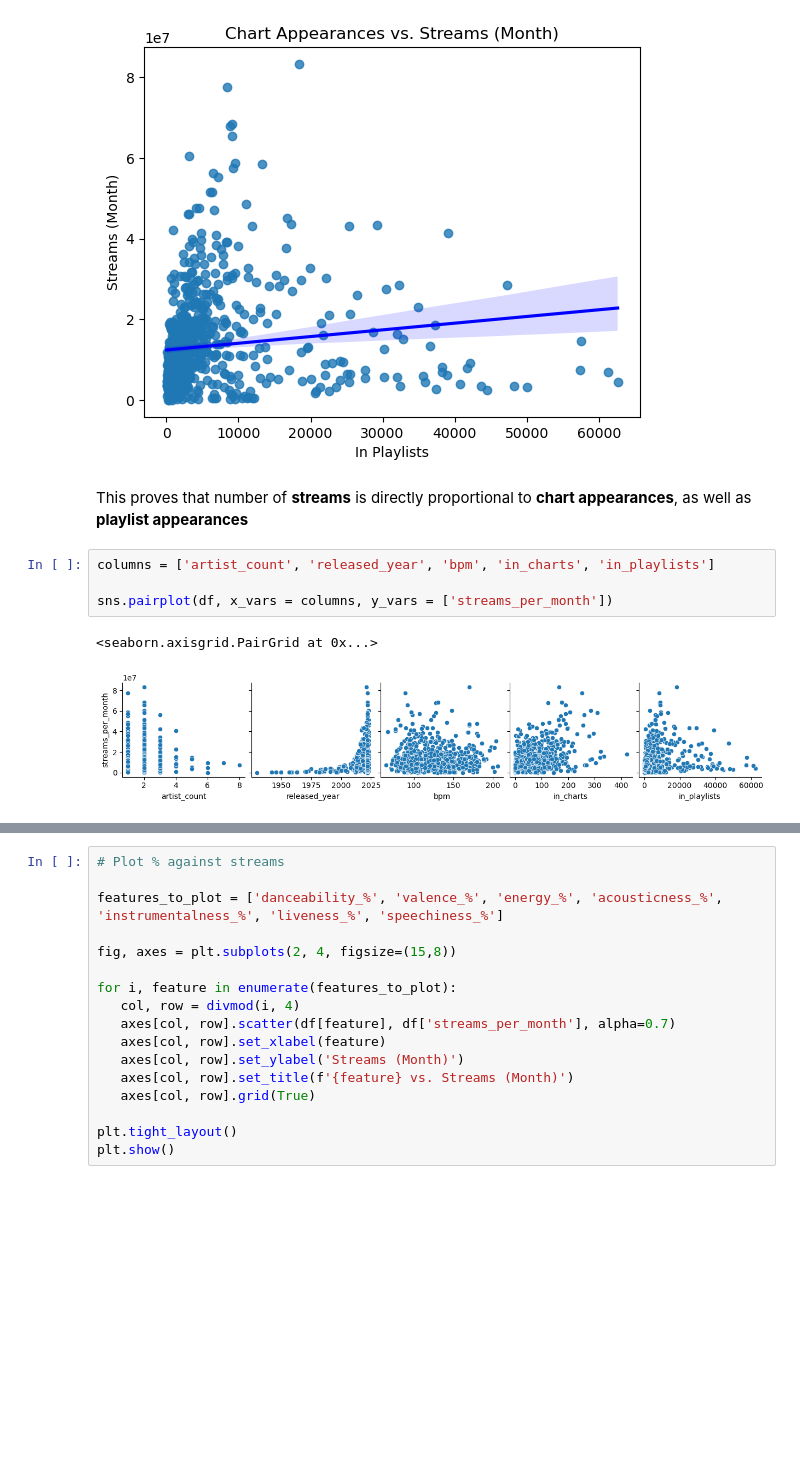
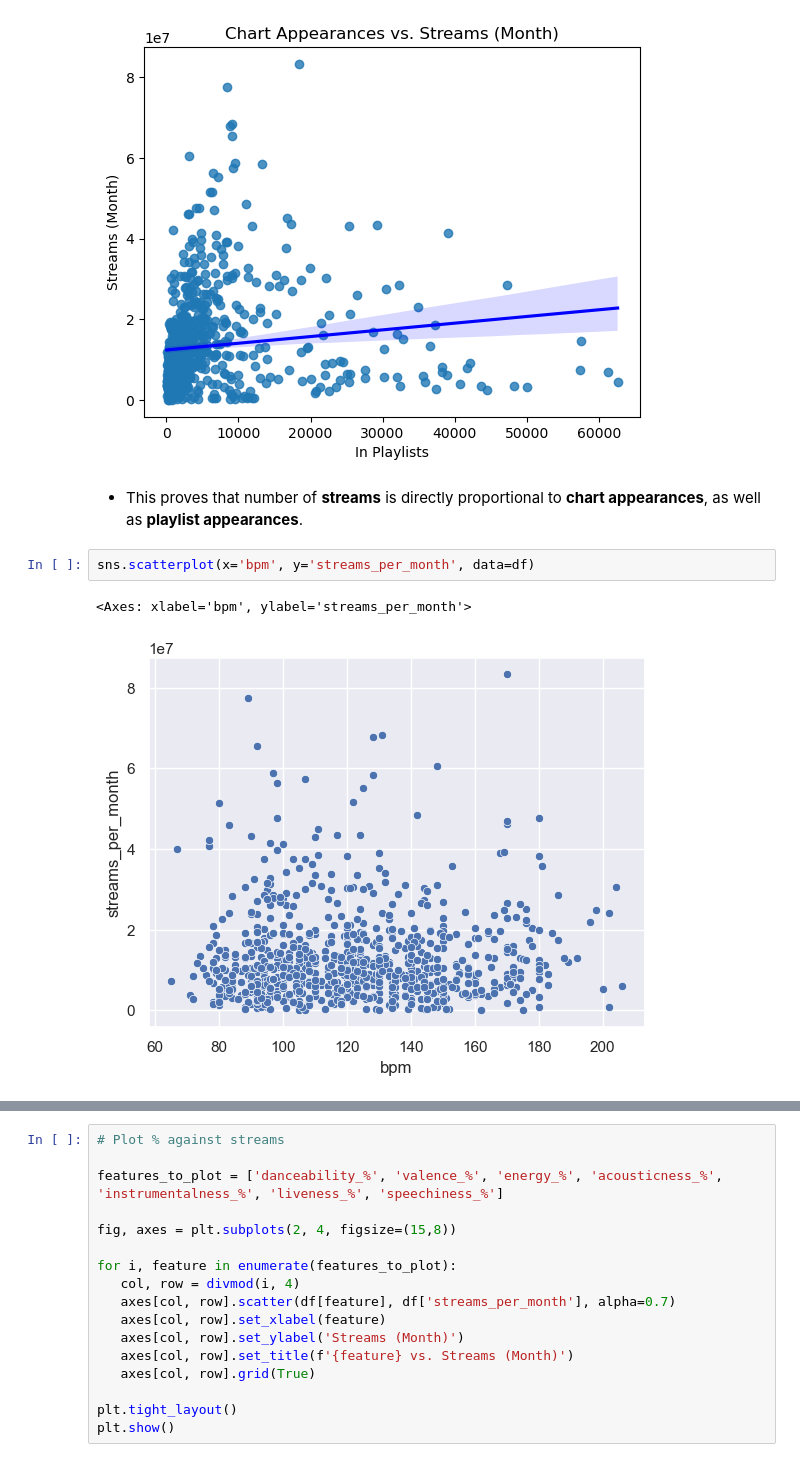
Before and after one commit to certificateofparticipation/VJCxTP-Hackathon-24, a Jupyter notebook: main.ipynb, the cells around one changed output, grey strips where cells are left out. Saved outputs shown, nothing was run; the diff lists cells and outputs as text; blank space fills up the shorter version.

Commit message:
more graphs, and detailed explanation

```diff
--- a/main.ipynb
+++ b/main.ipynb
@@ -193,11 +265,9 @@ plt.show()
 # %% [output]
 [figure]
 # %% [markdown]
-This proves that number of **streams** is directly proportional to **chart appearances**, as well as **playlist appearances**
+- This proves that number of **streams** is directly proportional to **chart appearances**, as well as **playlist appearances**.
-# %%
-columns = ['artist_count', 'released_year', 'bpm', 'in_charts', 'in_playlists']
-
-sns.pairplot(df, x_vars = columns, y_vars = ['streams_per_month'])
-# %% [output]
-<seaborn.axisgrid.PairGrid at 0x...>
-[figure, removed]
+# %%
+sns.scatterplot(x='bpm', y='streams_per_month', data=df)
+# %% [output]
+<Axes: xlabel='bpm', ylabel='streams_per_month'>
+[figure, added]
```
Also changed, not shown: parts of 12 cells of this notebook.
